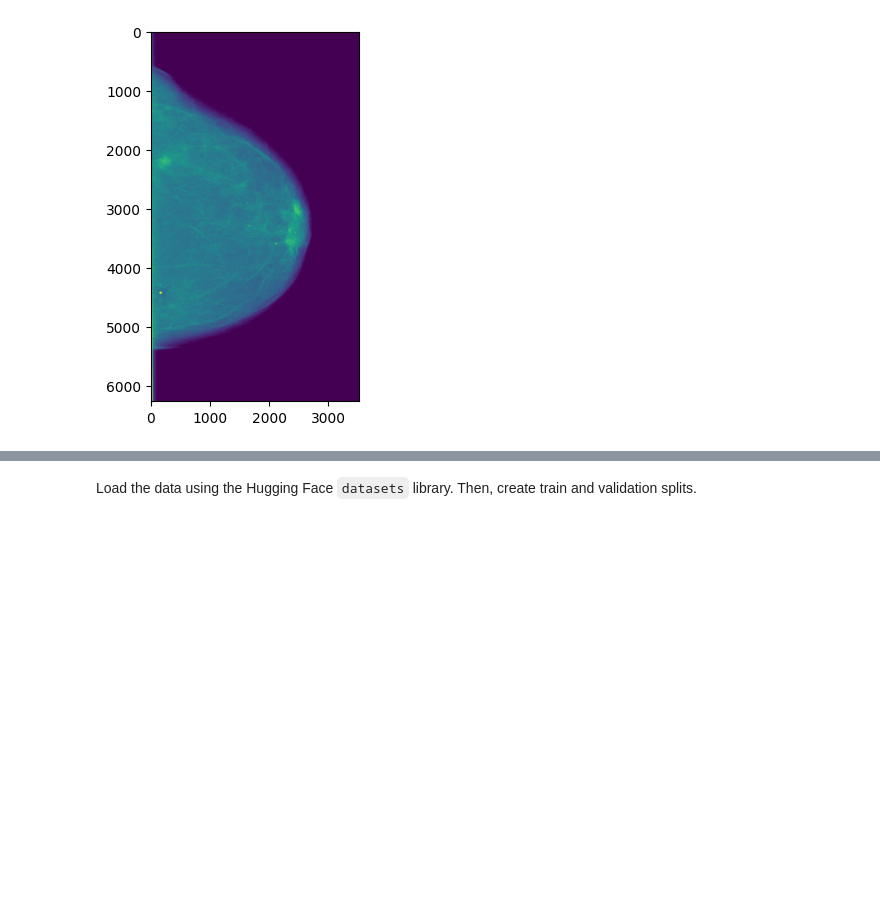
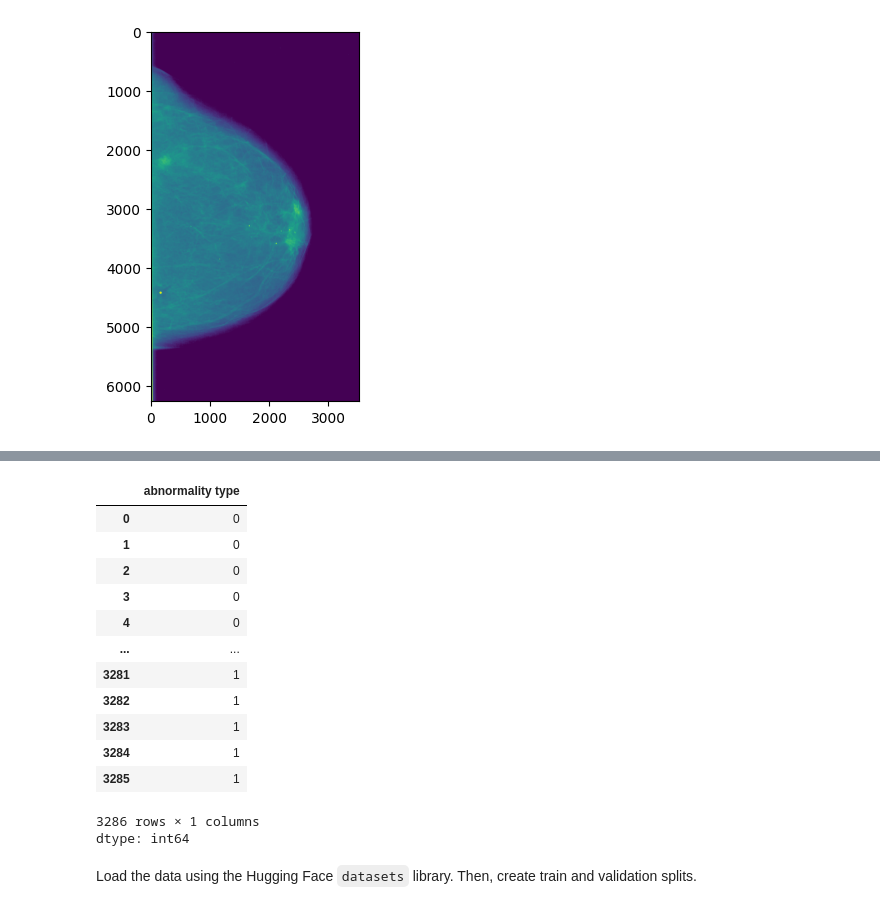
Before and after one commit to nandaw/medgemma_experiments, a Jupyter notebook: notebooks/fine_tune_with_hugging_face.ipynb, the cells around one changed output, grey strips where cells are left out. Saved outputs shown, nothing was run; the diff lists cells and outputs as text; code cells hidden in the pictures; blank space fills up the shorter version.

```diff
--- a/notebooks/fine_tune_with_hugging_face.ipynb
+++ b/notebooks/fine_tune_with_hugging_face.ipynb
@@ -345,0 +323,17 @@ df_calc_train[df_calc_train['image file path'].str.contains("1.3.6.1.4.1.9590.10
+# %%
+df_all['abnormality type']
+# %% [output]
+|  | abnormality type |
+| 0 | 0 |
+| 1 | 0 |
+| 2 | 0 |
+| 3 | 0 |
+| 4 | 0 |
+| ... | ... |
+| 3281 | 1 |
+| 3282 | 1 |
+| 3283 | 1 |
+| 3284 | 1 |
+| 3285 | 1 |
+3286 rows × 1 columns
+dtype: int64
```
Also changed, not shown: parts of 25 cells of this notebook.
